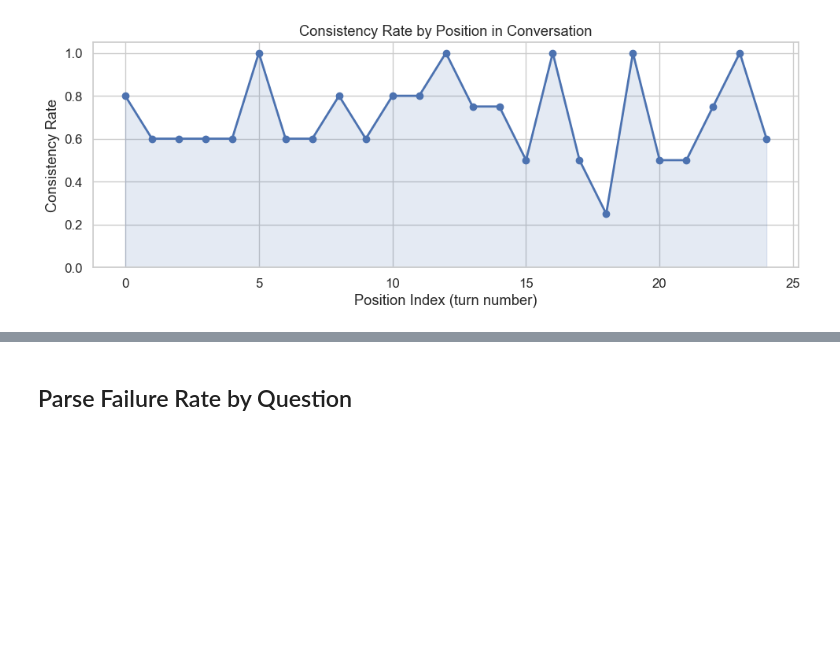
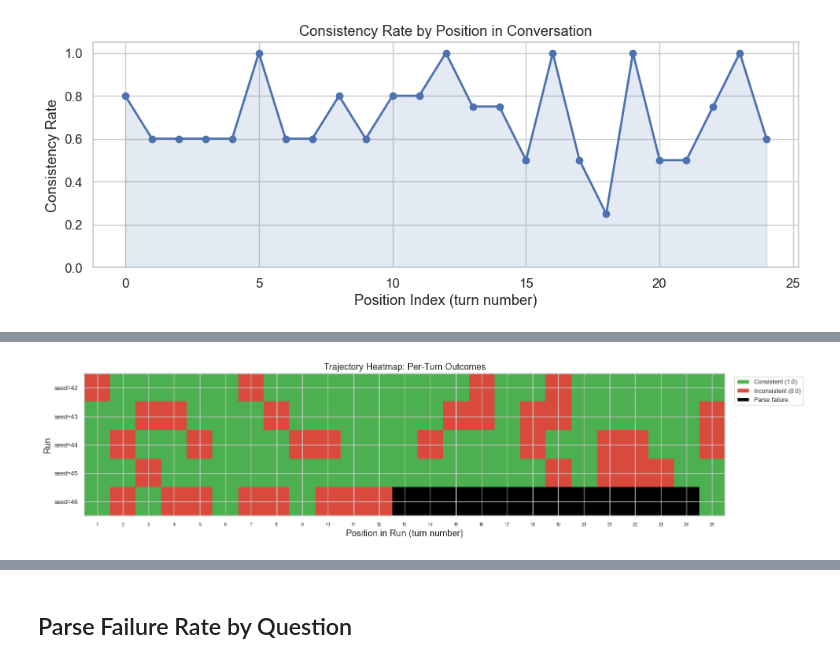
Before and after one commit to DynamicalSystemsGroup/ssfb-eval-demo, a Jupyter notebook: analysis.ipynb, the cells around one changed output, grey strips where cells are left out. Saved outputs shown, nothing was run; the diff lists cells and outputs as text; code cells hidden in the pictures; blank space fills up the shorter version.

```diff
--- a/analysis.ipynb
+++ b/analysis.ipynb
@@ -177,0 +182,47 @@ plt.show()
+# %%
+from matplotlib.colors import ListedColormap
+import numpy as np
+
+# Build a pivot: rows=runs (ordered by seed), columns=position_index
+# Values: 1.0=pass, 0.0=fail, -1.0=parse failure (for coloring)
+run_order = df.groupby("run_id")["seed"].first().sort_values()
+ordered_run_ids = run_order.index.tolist()
+
+grid = np.full((len(ordered_run_ids), 25), np.nan)
+for row_idx, run_id in enumerate(ordered_run_ids):
+    run_df = df[df["run_id"] == run_id].sort_values("position_index")
+    for _, turn in run_df.iterrows():
+        col = int(turn["position_index"])
+        if not turn["parse_success"]:
+            grid[row_idx, col] = -1.0  # parse failure
+        else:
+            grid[row_idx, col] = turn["score"]  # 1.0 or 0.0
+
+# Colormap: -1=black (parse fail), 0=red (inconsistent), 1=green (consistent)
+cmap = ListedColormap(["black", "#D94A3D", "#4CAF50"])
+bounds = [-1.5, -0.5, 0.5, 1.5]
+norm = plt.matplotlib.colors.BoundaryNorm(bounds, cmap.N)
+
+fig, ax = plt.subplots(figsize=(16, max(2, len(ordered_run_ids) * 0.6 + 1)))
+im = ax.imshow(grid, cmap=cmap, norm=norm, aspect="auto", interpolation="nearest")
+
+ax.set_xlabel("Position in Run (turn number)")
+ax.set_ylabel("Run")
+ax.set_xticks(range(25))
+ax.set_xticklabels(range(1, 26), fontsize=7)
+ax.set_yticks(range(len(ordered_run_ids)))
+ax.set_yticklabels([f"seed={int(s)}" for s in run_order.values], fontsize=9)
+ax.set_title("Trajectory Heatmap: Per-Turn Outcomes")
+
+# Legend
+from matplotlib.patches import Patch
+legend_elements = [
+    Patch(facecolor="#4CAF50", label="Consistent (1.0)"),
+    Patch(facecolor="#D94A3D", label="Inconsistent (0.0)"),
+    Patch(facecolor="black", label="Parse failure"),
+]
+ax.legend(handles=legend_elements, loc="upper left", bbox_to_anchor=(1.01, 1), fontsize=9)
+plt.tight_layout()
+plt.show()
+# %% [output]
+[figure, added]
```
Also changed, not shown: parts of 2 cells of this notebook.
